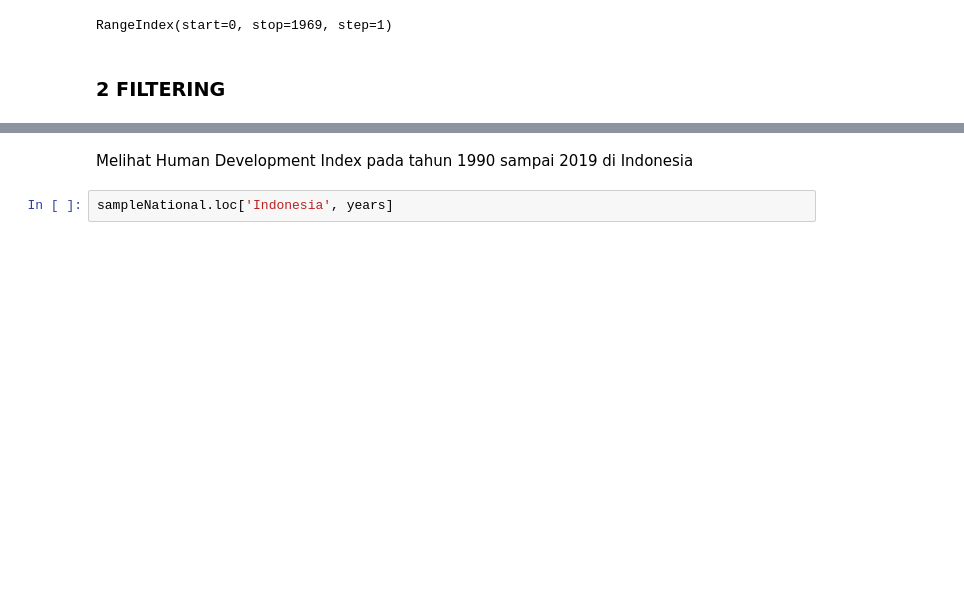
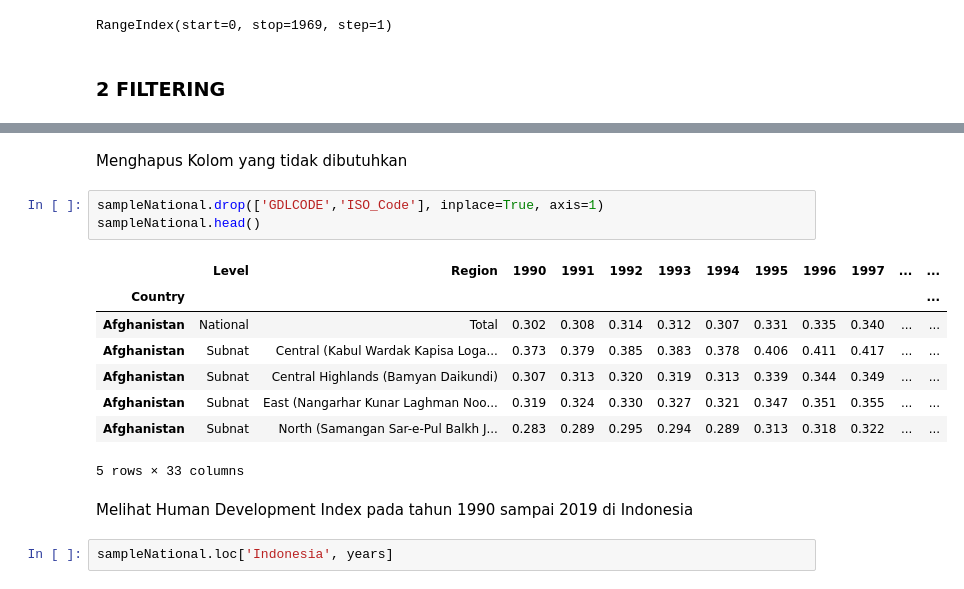
Before and after one commit to AbdulHafidh-AI/ProyekVisdat, a Jupyter notebook: HumanDevelopmentIndex.ipynb, the cells around one changed output, grey strips where cells are left out. Saved outputs shown, nothing was run; the diff lists cells and outputs as text; blank space fills up the shorter version.

```diff
--- a/HumanDevelopmentIndex.ipynb
+++ b/HumanDevelopmentIndex.ipynb
@@ -211,3 +211,17 @@ sampleNational.head()
+# %% [markdown]
+Menghapus Kolom yang tidak dibutuhkan
+# %%
+sampleNational.drop(['GDLCODE','ISO_Code'], inplace=True, axis=1)
+sampleNational.head()
+# %% [output]
+|  | Level | Region | 1990 | 1991 | 1992 | 1993 | 1994 | 1995 | 1996 | 1997 | ... | ... |
+| Country |  |  |  |  |  |  |  |  |  |  |  | ... |
+| Afghanistan | National | Total | 0.302 | 0.308 | 0.314 | 0.312 | 0.307 | 0.331 | 0.335 | 0.340 | ... | ... |
+| Afghanistan | Subnat | Central (Kabul Wardak Kapisa Loga... | 0.373 | 0.379 | 0.385 | 0.383 | 0.378 | 0.406 | 0.411 | 0.417 | ... | ... |
+| Afghanistan | Subnat | Central Highlands (Bamyan Daikundi) | 0.307 | 0.313 | 0.320 | 0.319 | 0.313 | 0.339 | 0.344 | 0.349 | ... | ... |
+| Afghanistan | Subnat | East (Nangarhar Kunar Laghman Noo... | 0.319 | 0.324 | 0.330 | 0.327 | 0.321 | 0.347 | 0.351 | 0.355 | ... | ... |
+| Afghanistan | Subnat | North (Samangan Sar-e-Pul Balkh J... | 0.283 | 0.289 | 0.295 | 0.294 | 0.289 | 0.313 | 0.318 | 0.322 | ... | ... |
+5 rows × 33 columns
 # %% [markdown]
 Melihat Human Development Index pada tahun 1990 sampai 2019 di Indonesia
 # %%
```
Also changed, not shown: parts of 10 cells of this notebook, 1 other file.
